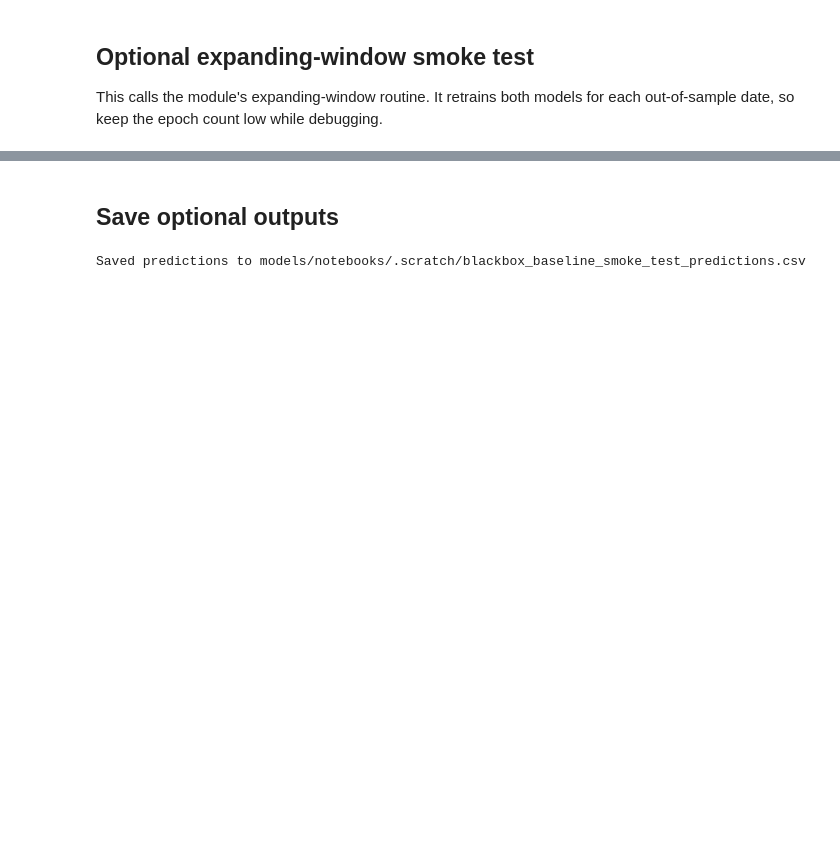
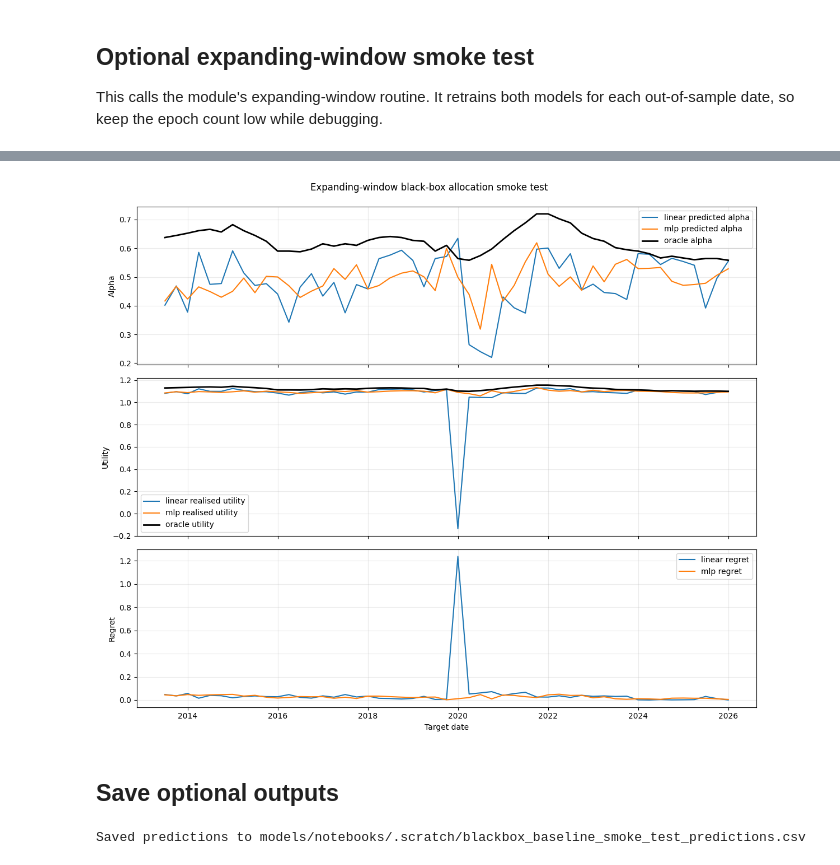
Before and after one commit to okeeffe-hannah/Decision_Focused_Learning_for_Capital_Allocation, a Jupyter notebook: models/notebooks/test_black_box.ipynb, the cells around one changed output, grey strips where cells are left out. Saved outputs shown, nothing was run; the diff lists cells and outputs as text; code cells hidden in the pictures; blank space fills up the shorter version.

```diff
--- a/models/notebooks/test_black_box.ipynb
+++ b/models/notebooks/test_black_box.ipynb
@@ -254,0 +259,66 @@ LINEAR BLACK-BOX EXPANDING
+# %%
+# Make sure dates are datetime
+expanding_predictions["target_date"] = pd.to_datetime(expanding_predictions["target_date"])
+
+fig, axes = plt.subplots(3, 1, figsize=(12, 10), sharex=True)
+
+for model_name, group in expanding_predictions.groupby("model"):
+    group = group.sort_values("target_date")
+
+    # 1. Predicted alpha over time
+    axes[0].plot(
+        group["target_date"],
+        group["alpha_hat"],
+        label=f"{model_name} predicted alpha",
+    )
+
+    # 2. Realised utility over time
+    axes[1].plot(
+        group["target_date"],
+        group["realised_utility"],
+        label=f"{model_name} realised utility",
+    )
+
+    # 3. Regret over time
+    axes[2].plot(
+        group["target_date"],
+        group["regret"],
+        label=f"{model_name} regret",
+    )
+
+# Oracle alpha and oracle utility are the same across models, so take one model
+oracle = (
+    expanding_predictions[expanding_predictions["model"] == "linear"]
+    .sort_values("target_date")
+)
+
+axes[0].plot(
+    oracle["target_date"],
+    oracle["alpha_oracle"],
+    color="black",
+    linewidth=2,
+    label="oracle alpha",
+)
+
+axes[1].plot(
+    oracle["target_date"],
+    oracle["oracle_utility"],
+    color="black",
+    linewidth=2,
+    label="oracle utility",
+)
+
+axes[0].set_ylabel("Alpha")
+axes[1].set_ylabel("Utility")
+axes[2].set_ylabel("Regret")
+axes[2].set_xlabel("Target date")
+
+for ax in axes:
+    ax.grid(True, alpha=0.25)
+    ax.legend(loc="best")
+
+fig.suptitle("Expanding-window black-box allocation smoke test", y=0.995)
+plt.tight_layout()
+plt.show()
+# %% [output]
+[figure, added]
```
Also changed, not shown: parts of 8 cells of this notebook, 13 other files.
